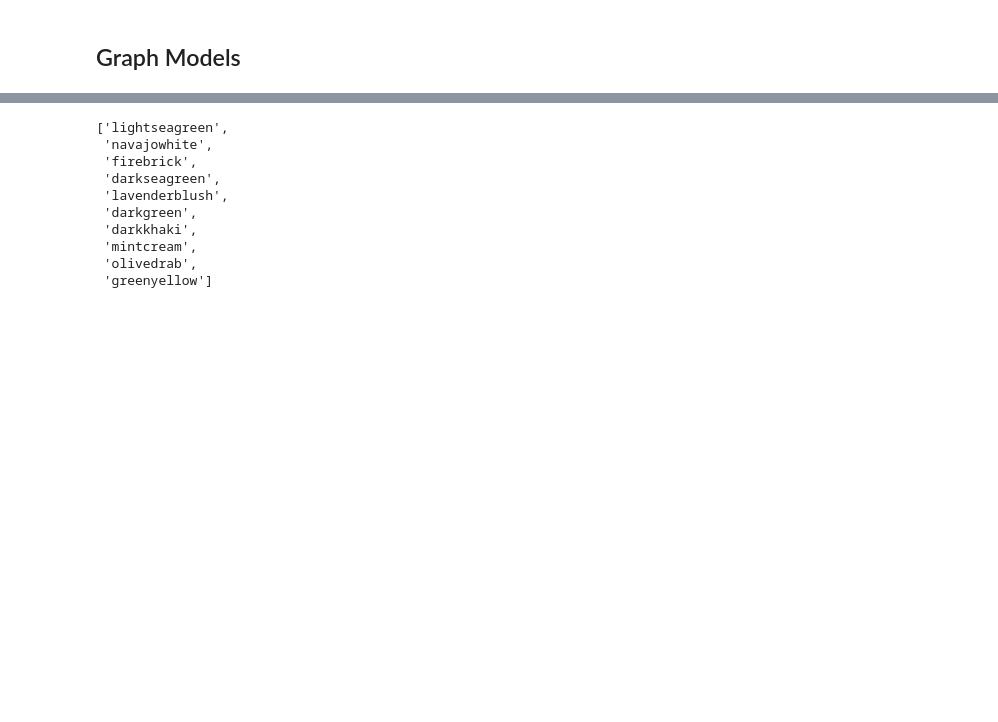
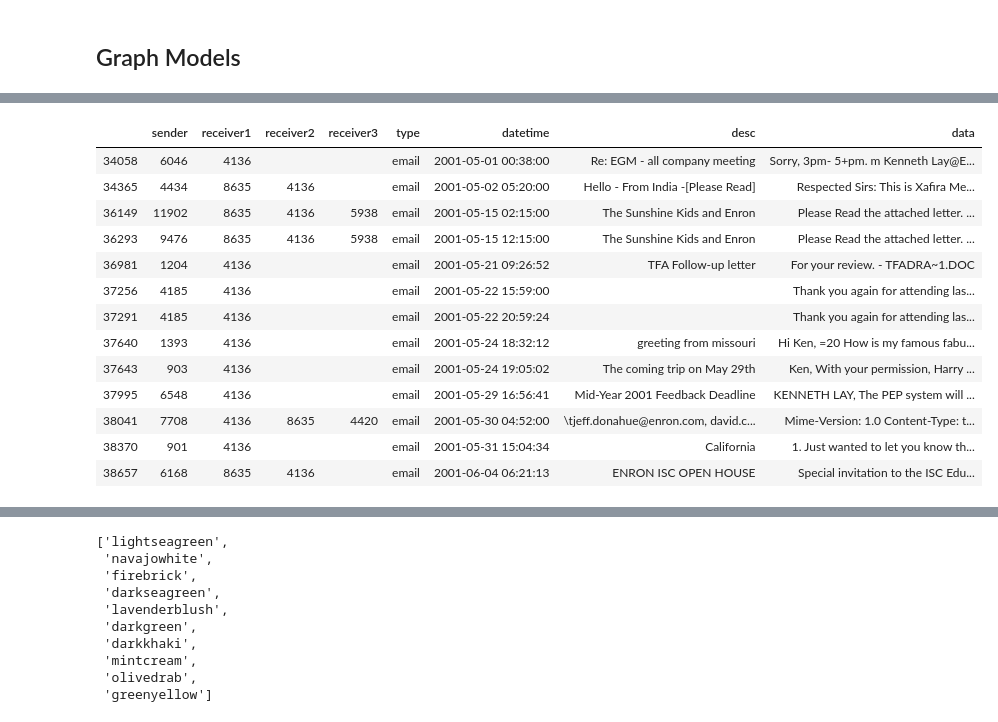
Before and after one commit to q1park/enron-emails, a Jupyter notebook: Example.ipynb, the cells around one changed output, grey strips where cells are left out. Drawn from its saved outputs; the diff is of its cells as text; code cells hidden in the pictures; blank space fills up the shorter version.

```diff
--- a/Example.ipynb
+++ b/Example.ipynb
@@ -405,2 +273,0 @@ graph.edges_from_nodes(*poi)
-# %%
-assoc = graph.nodes_from_edges(*graph.edges_from_nodes(*poi).index).drop(index=poi).index.tolist()
@@ -680,3 +273,0 @@ data_view
-# %%
-poi = ['coganja@aol.com', 'stelzer@aol.com', 'kenneth.lay@enron.com', 'hope-frelix@reliantenergy.com', 'susan_j_neel@reliantenergy']
-data_graph = filter_poi(data_view, poi)
@@ -716,0 +337,8 @@ data_graph
+# %%
+subgraph = graph.make_subgraph(
+        f1=poi,
+        f2=newassoc,
+        start_date=datetime(2001, 5, 1), end_date=datetime(2001, 7, 1)
+    )
+subgraph.nodes.head()
+subgraph.edges.head()
@@ -716,0 +384,17 @@ data_graph
+# %%
+subgraph.edges
+# %% [output]
+|  | sender | receiver1 | receiver2 | receiver3 | type | datetime | desc | data |
+| 34058 | 6046 | 4136 |  |  | email | 2001-05-01 00:38:00 | Re: EGM - all company meeting | Sorry, 3pm- 5+pm. m Kenneth Lay@E... |
+| 34365 | 4434 | 8635 | 4136 |  | email | 2001-05-02 05:20:00 | Hello - From India -[Please Read] | Respected Sirs: This is Xafira Me... |
+| 36149 | 11902 | 8635 | 4136 | 5938 | email | 2001-05-15 02:15:00 | The Sunshine Kids and Enron | Please Read the attached letter. ... |
+| 36293 | 9476 | 8635 | 4136 | 5938 | email | 2001-05-15 12:15:00 | The Sunshine Kids and Enron | Please Read the attached letter. ... |
+| 36981 | 1204 | 4136 |  |  | email | 2001-05-21 09:26:52 | TFA Follow-up letter | For your review. - TFADRA~1.DOC |
+| 37256 | 4185 | 4136 |  |  | email | 2001-05-22 15:59:00 |  | Thank you again for attending las... |
+| 37291 | 4185 | 4136 |  |  | email | 2001-05-22 20:59:24 |  | Thank you again for attending las... |
+| 37640 | 1393 | 4136 |  |  | email | 2001-05-24 18:32:12 | greeting from missouri | Hi Ken, =20 How is my famous fabu... |
+| 37643 | 903 | 4136 |  |  | email | 2001-05-24 19:05:02 | The coming trip on May 29th | Ken, With your permission, Harry ... |
+| 37995 | 6548 | 4136 |  |  | email | 2001-05-29 16:56:41 | Mid-Year 2001 Feedback Deadline | KENNETH LAY, The PEP system will ... |
+| 38041 | 7708 | 4136 | 8635 | 4420 | email | 2001-05-30 04:52:00 | \tjeff.donahue@enron.com, david.c... | Mime-Version: 1.0 Content-Type: t... |
+| 38370 | 901 | 4136 |  |  | email | 2001-05-31 15:04:34 | California | 1. Just wanted to let you know th... |
+| 38657 | 6168 | 8635 | 4136 |  | email | 2001-06-04 06:21:13 | ENRON ISC OPEN HOUSE | Special invitation to the ISC Edu... |
```
Also changed, not shown: parts of 84 cells of this notebook, 1 other file.
